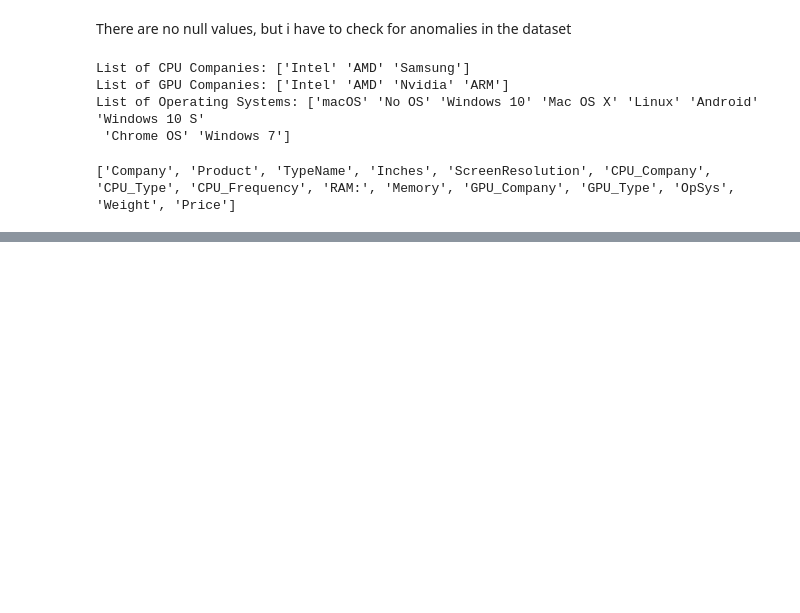
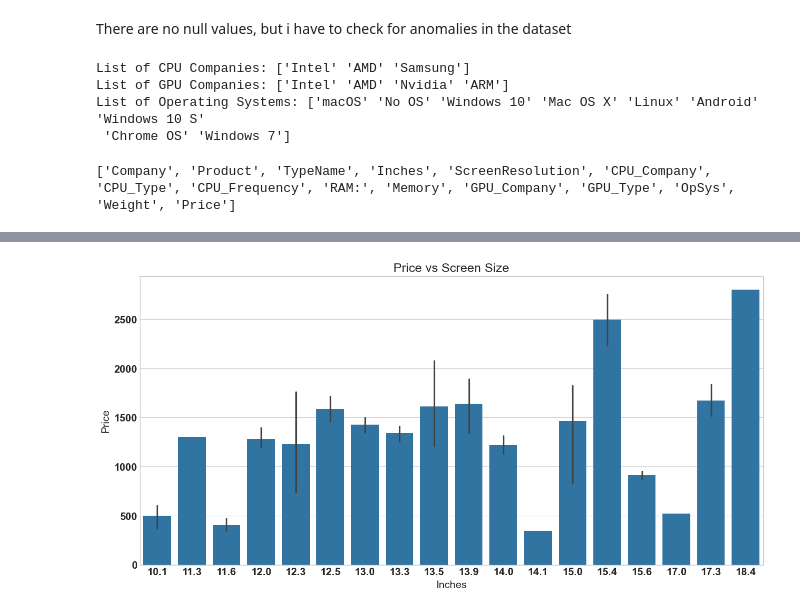
Before and after one commit to OfentseMasekwameng/OfentseMasekwameng, a Jupyter notebook: main.ipynb, the cells around one changed output, grey strips where cells are left out. Cells and saved outputs as stored; diff of their text form; code cells hidden in the pictures; blank space fills up the shorter version.

```diff
--- a/main.ipynb
+++ b/main.ipynb
@@ -81,0 +97,7 @@ Index(['Company', 'Product', 'TypeName', 'Inches', 'ScreenResolution',
+# %%
+plt.figure(figsize=(15, 7))
+sns.barplot(x="Inches", y="Price", data=new_data)
+plt.title('Price vs Screen Size')
+plt.savefig('graphimages/InP.png')
+# %% [output]
+[figure, added]
```
Also changed, not shown: parts of 19 cells of this notebook, 6 other files.
